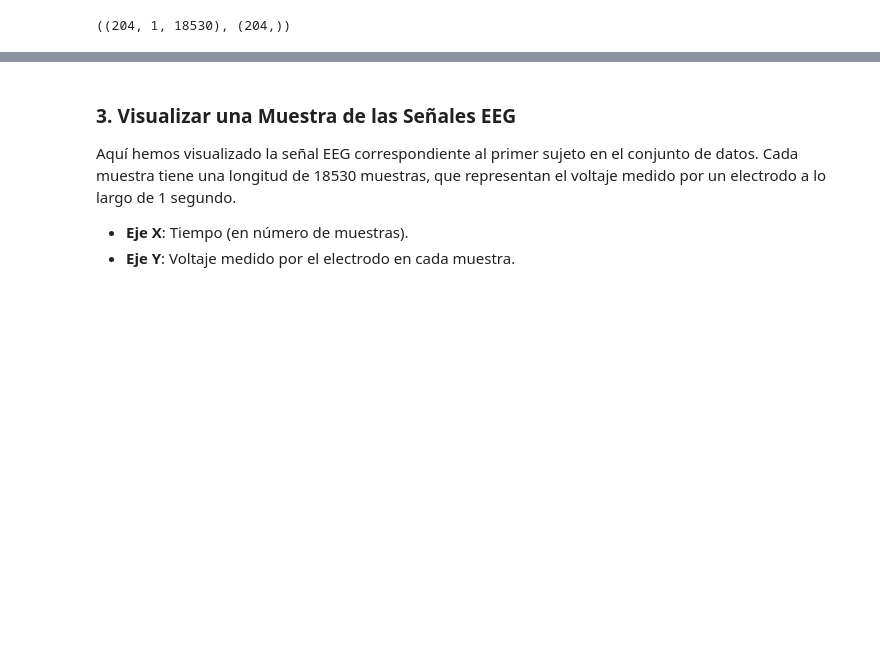
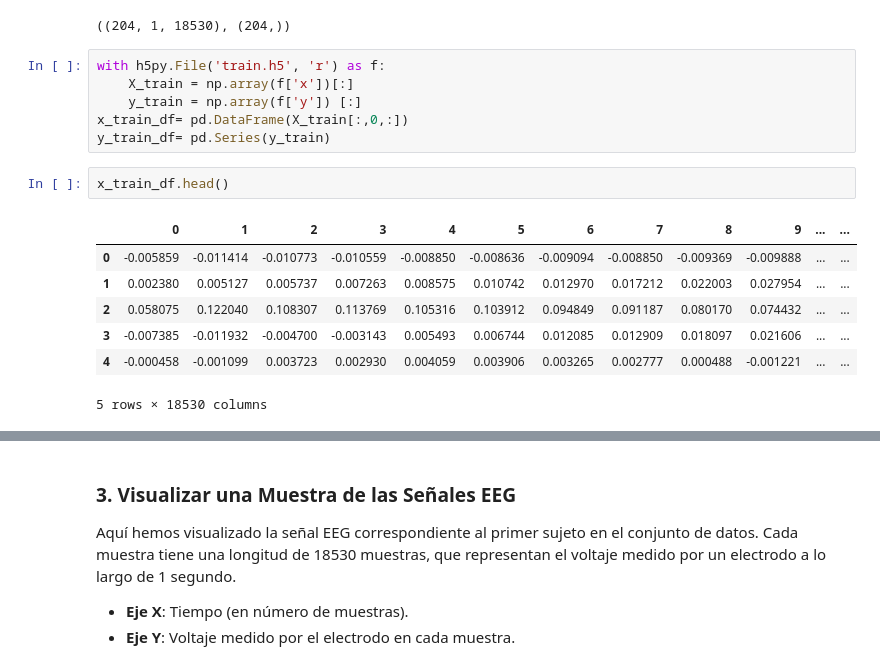
Before and after one commit to Jyns123/MachineLearning, a Jupyter notebook: ML.ipynb, the cells around one changed output, grey strips where cells are left out. Cells and saved outputs as stored; diff of their text form; blank space fills up the shorter version.

```diff
--- a/ML.ipynb
+++ b/ML.ipynb
@@ -98,3 +98,19 @@ with h5py.File('train.h5', 'r') as f:
 X_train.shape, y_train.shape
 # %% [output]
 ((204, 1, 18530), (204,))
+# %%
+with h5py.File('train.h5', 'r') as f:
+    X_train = np.array(f['x'])[:]
+    y_train = np.array(f['y']) [:]
+x_train_df= pd.DataFrame(X_train[:,0,:])
+y_train_df= pd.Series(y_train)
+# %%
+x_train_df.head()
+# %% [output]
+|  | 0 | 1 | 2 | 3 | 4 | 5 | 6 | 7 | 8 | 9 | ... | ... |
+| 0 | -0.005859 | -0.011414 | -0.010773 | -0.010559 | -0.008850 | -0.008636 | -0.009094 | -0.008850 | -0.009369 | -0.009888 | ... | ... |
+| 1 | 0.002380 | 0.005127 | 0.005737 | 0.007263 | 0.008575 | 0.010742 | 0.012970 | 0.017212 | 0.022003 | 0.027954 | ... | ... |
+| 2 | 0.058075 | 0.122040 | 0.108307 | 0.113769 | 0.105316 | 0.103912 | 0.094849 | 0.091187 | 0.080170 | 0.074432 | ... | ... |
+| 3 | -0.007385 | -0.011932 | -0.004700 | -0.003143 | 0.005493 | 0.006744 | 0.012085 | 0.012909 | 0.018097 | 0.021606 | ... | ... |
+| 4 | -0.000458 | -0.001099 | 0.003723 | 0.002930 | 0.004059 | 0.003906 | 0.003265 | 0.002777 | 0.000488 | -0.001221 | ... | ... |
+5 rows × 18530 columns
```
Also changed, not shown: parts of 1 cell of this notebook.
